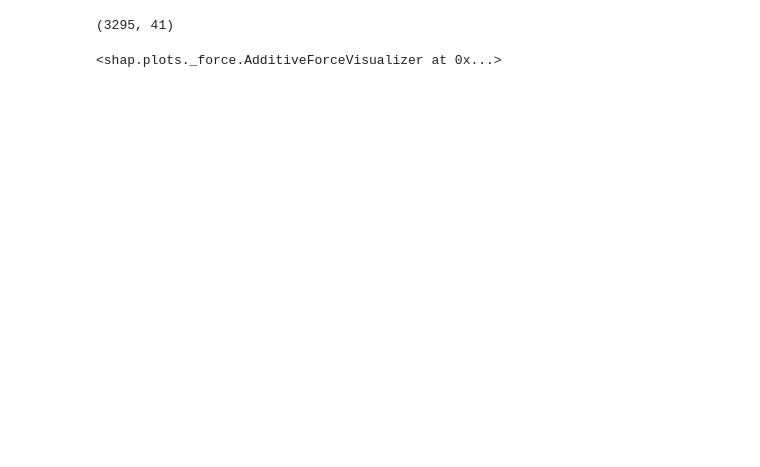
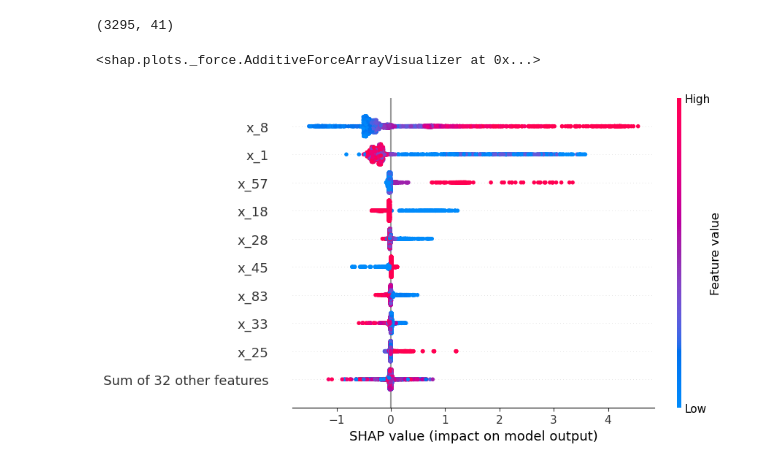
Before and after one commit to YASTREAMER/Hackathon, a Jupyter notebook: MainPA.ipynb, the cells around one changed output. Cells and saved outputs as stored; diff of their text form; code cells hidden in the pictures; blank space fills up the shorter version.

Commit message:
Added the plots for SHAP

```diff
--- a/MainPA.ipynb
+++ b/MainPA.ipynb
@@ -202,6 +204,10 @@ np.shape(shap_values.values)
 # %% [output]
 (3295, 41)
 # %%
-shap.plots.force(shap_values[0])
+shap.plots.force(shap_values[0:100])
 # %% [output]
-<shap.plots._force.AdditiveForceVisualizer at 0x...>
+<shap.plots._force.AdditiveForceArrayVisualizer at 0x...>
+# %%
+shap.plots.beeswarm(shap_values)
+# %% [output]
+[figure, added]
```
Also changed, not shown: parts of 4 cells of this notebook.
